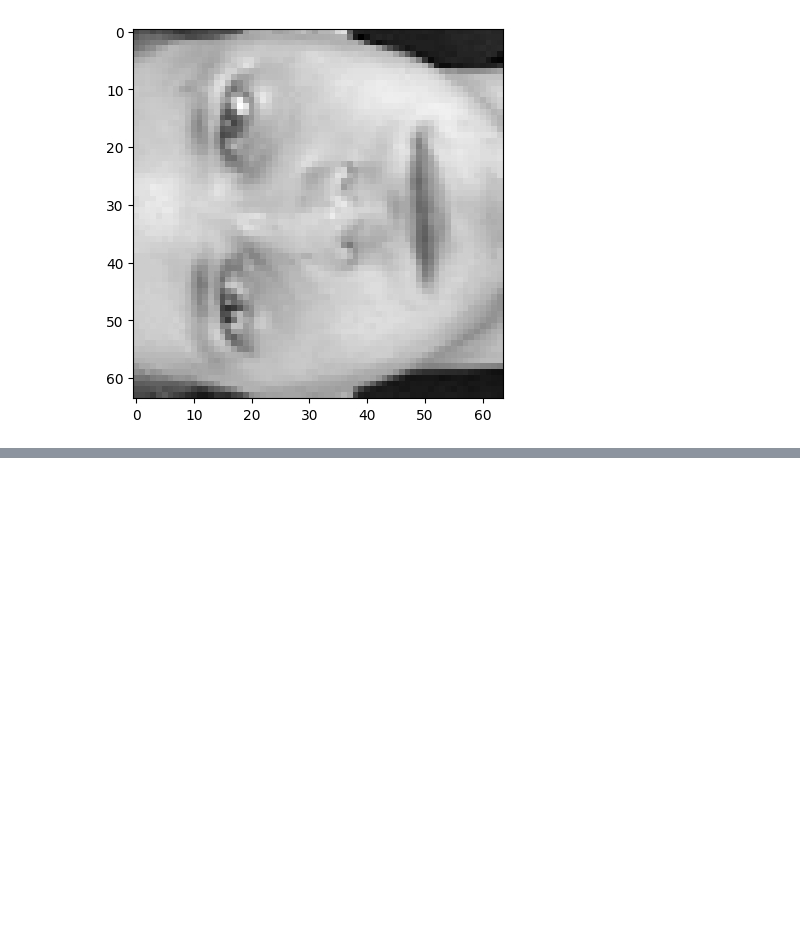
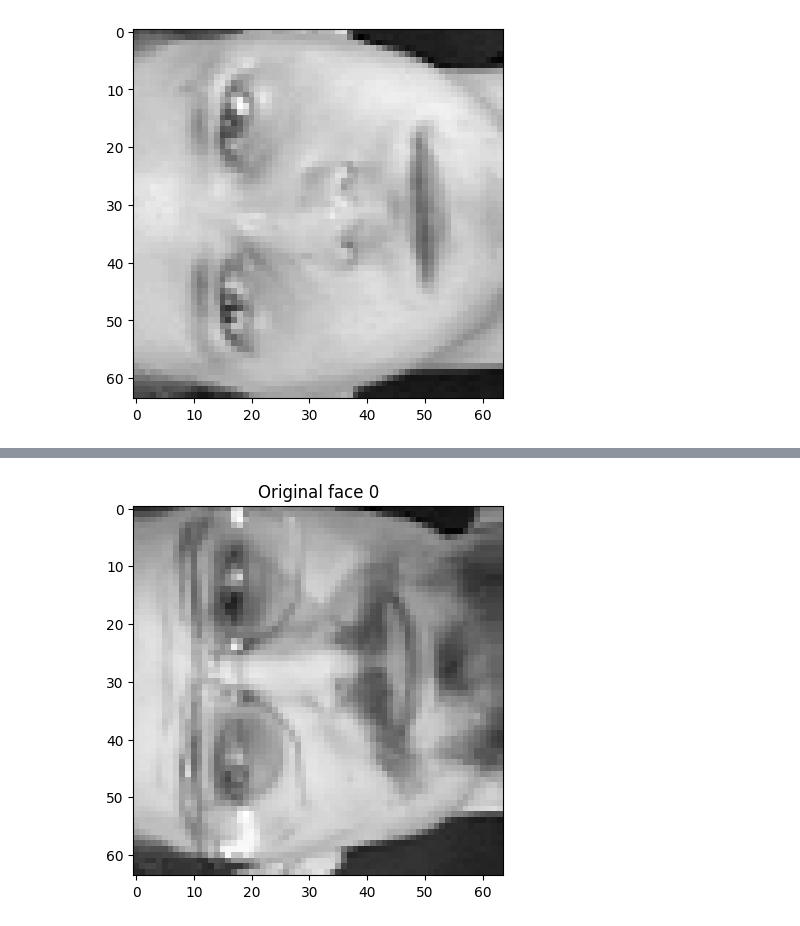
Before and after one commit to imgabrielas/How-To-Make-ML, a Jupyter notebook: NMF/notebook.ipynb, the cells around one changed output, grey strips where cells are left out. Cells and saved outputs as stored; diff of their text form; code cells hidden in the pictures; blank space fills up the shorter version.

```diff
--- a/NMF/notebook.ipynb
+++ b/NMF/notebook.ipynb
@@ -18,0 +40,6 @@ plt.show()
+# %%
+plt.imshow(X_train[0].reshape(64, 64), cmap='gray')
+plt.title("Original face 0")
+plt.show()
+# %% [output]
+[figure, added]
```
Also changed, not shown: parts of 4 cells of this notebook.
